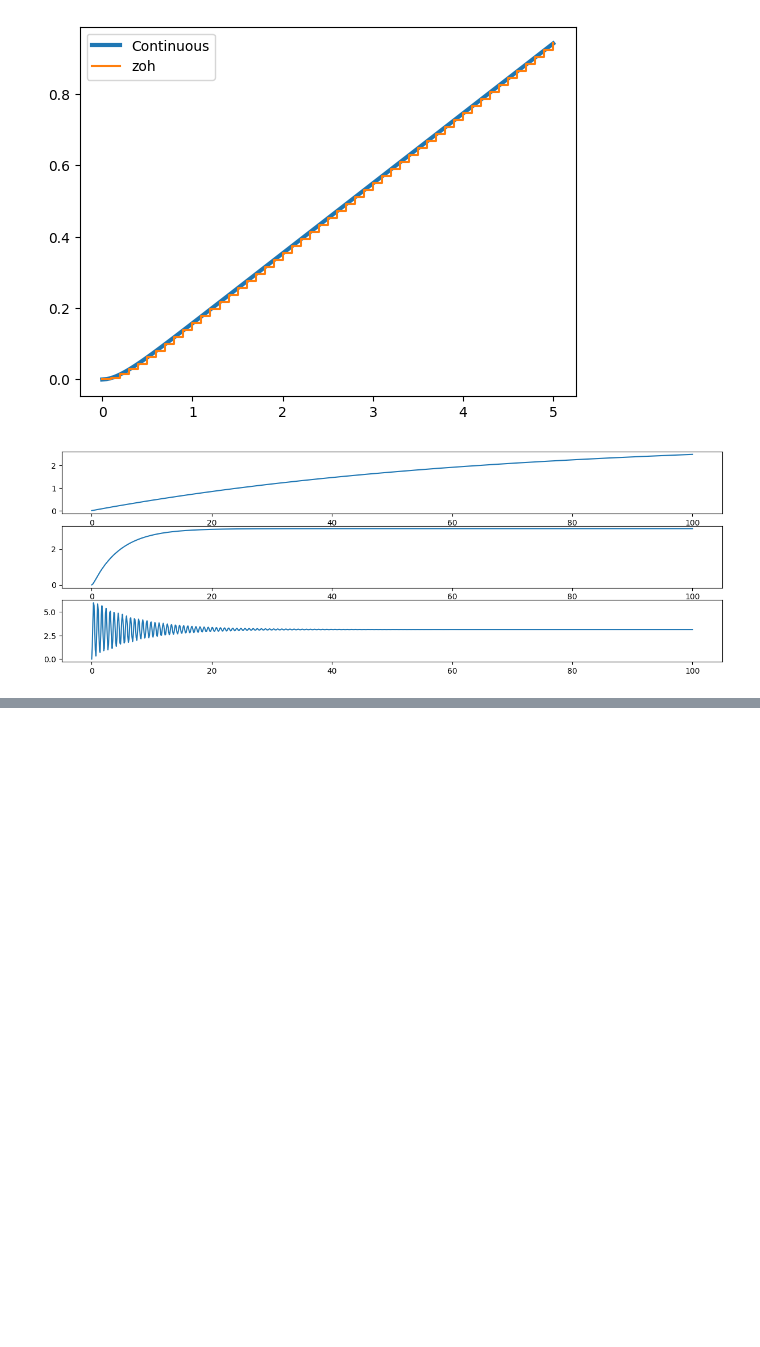
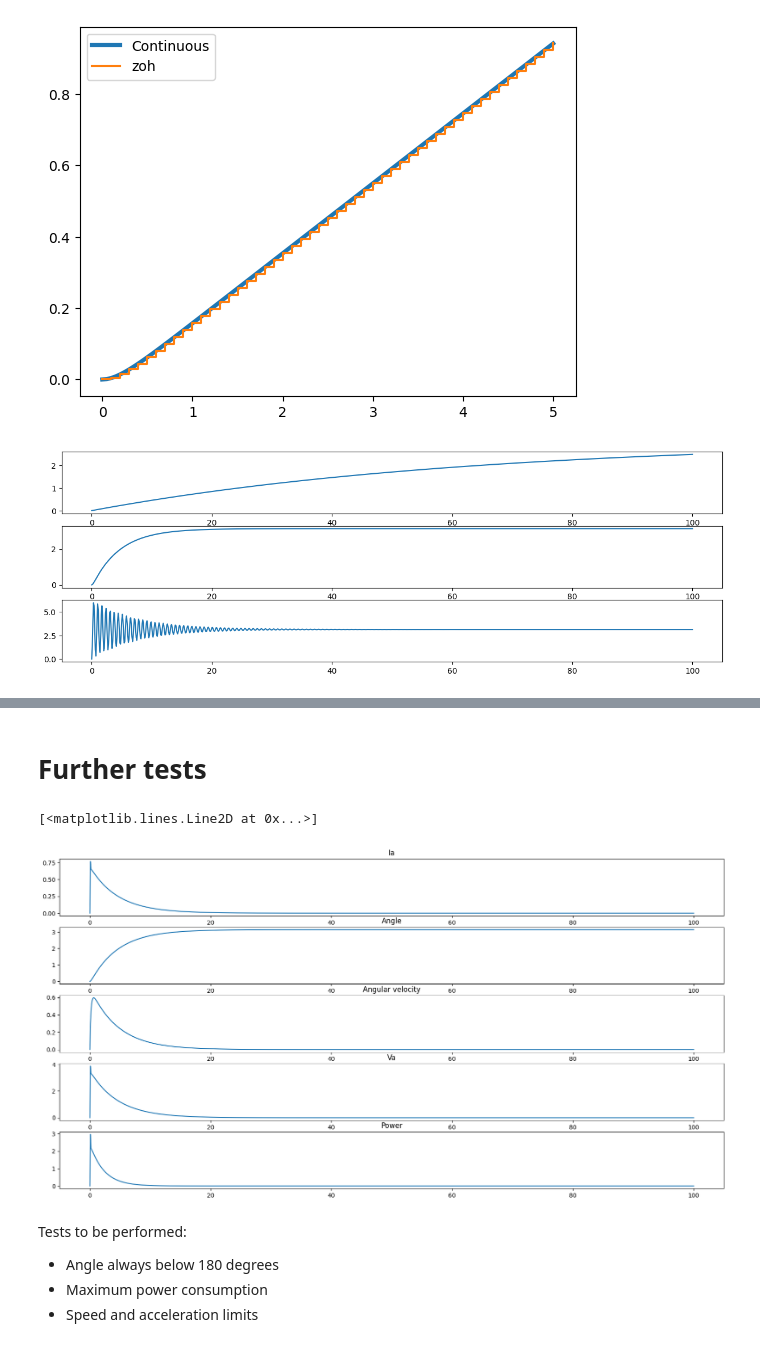
Before and after one commit to albertoZurini/UNITS-CPS-Project, a Jupyter notebook: main_working.ipynb, the cells around one changed output, grey strips where cells are left out. Saved outputs shown, nothing was run; the diff lists cells and outputs as text; code cells hidden in the pictures; blank space fills up the shorter version.

```diff
--- a/main_working.ipynb
+++ b/main_working.ipynb
@@ -188,0 +262,77 @@ for i in range(len(Ys)):
+# %% [markdown]
+# Further tests
+# %%
+X0 = np.array([[0,0,0]]).T
+
+TIME_STEPS = 1000
+
+QUICK_NO_OVERSHOOT = (1, 0.03, 0.2)
+
+parameters = QUICK_NO_OVERSHOOT
+
+x = X0
+y = np.array([0])
+u = np.array([0])
+p_err = np.array([0])
+
+Y = []
+X = []
+U = []
+
+for t in range(TIME_STEPS):
+    # Calculate the system output
+    y = d_system[2] @ x
+    Y.append(y)
+
+    # Compute the error
+    error = np.pi - y
+
+    # Use the PID to find the new input
+    U.append(u)
+    u = pid(error, p_err, parameters)
+    p_err = error
+
+    # Compute the new state
+    X.append(x)
+    x = d_system[0] @ x + d_system[1] @ u.reshape(1,1)
+
+Y = np.array(Y)
+Y = Y.reshape(Y.shape[0])
+
+X = np.array(X)
+U = np.array(U)
+
+P = [U[i, 0] * X[i, 0] for i in range(len(X[:, 0]))]
+P = np.array(P).reshape((len(P),1))
+
+targetSignal = [np.pi for i in range(len(Ys[0]))]
+time = np.linspace(0,TIME_STEPS*0.1,num=len(Y))
+
+plt.rcParams["figure.figsize"] = (20,10)
+ax = plt.subplot(5,1,1)
+ax.set_title("Ia")
+plt.plot(time, X[:, 0])
+
+ax = plt.subplot(5,1,2)
+ax.set_title("Angle")
+plt.plot(time, X[:, 1])
+
+ax = plt.subplot(5,1,3)
+ax.set_title("Angular velocity")
+plt.plot(time, X[:, 2])
+
+ax = plt.subplot(5,1,4)
+ax.set_title("Va")
+plt.plot(time, U[:, 0])
+
+ax = plt.subplot(5,1,5)
+ax.set_title("Power")
+plt.plot(time, P[:, 0])
+# %% [output]
+[<matplotlib.lines.Line2D at 0x...>]
+[figure, added]
+# %% [markdown]
+Tests to be performed:
+- Angle always below 180 degrees
+- Maximum power consumption
+- Speed and acceleration limits
```
Also changed, not shown: parts of 12 cells of this notebook, 3 other files.
